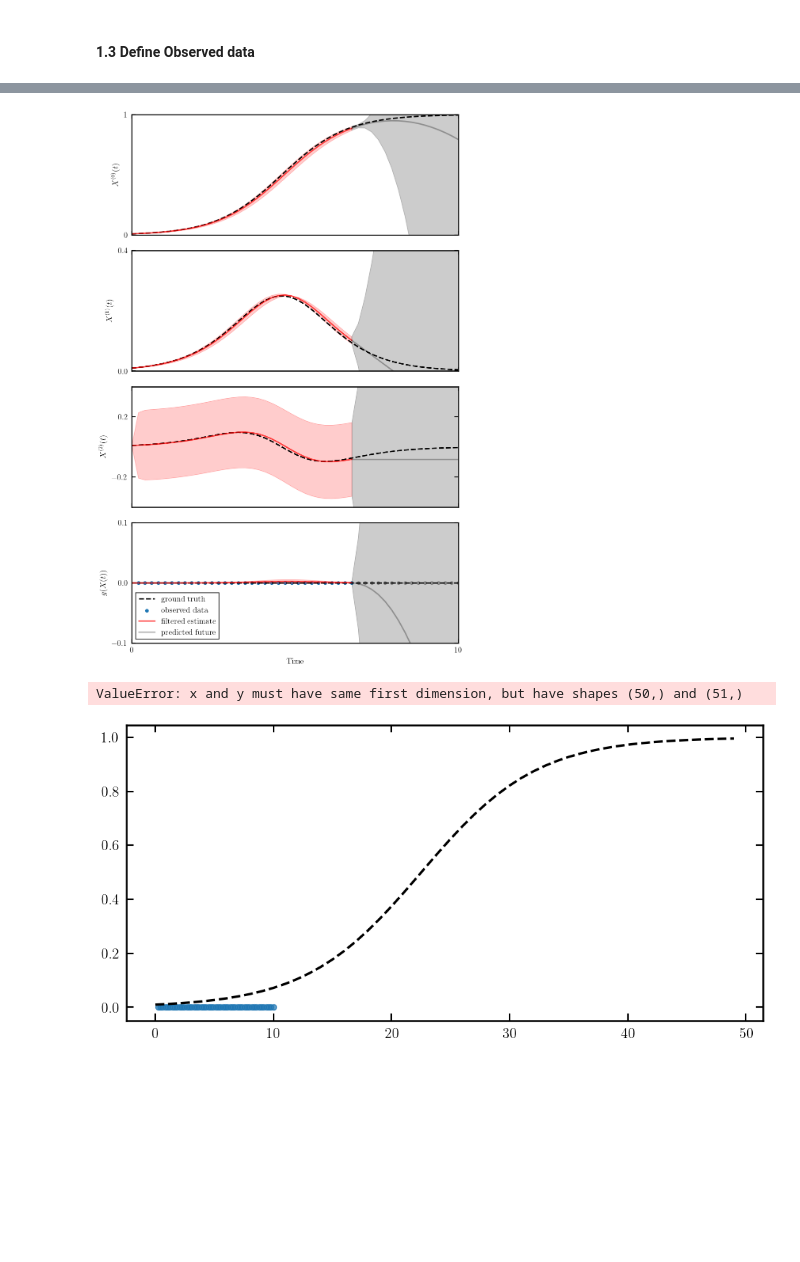
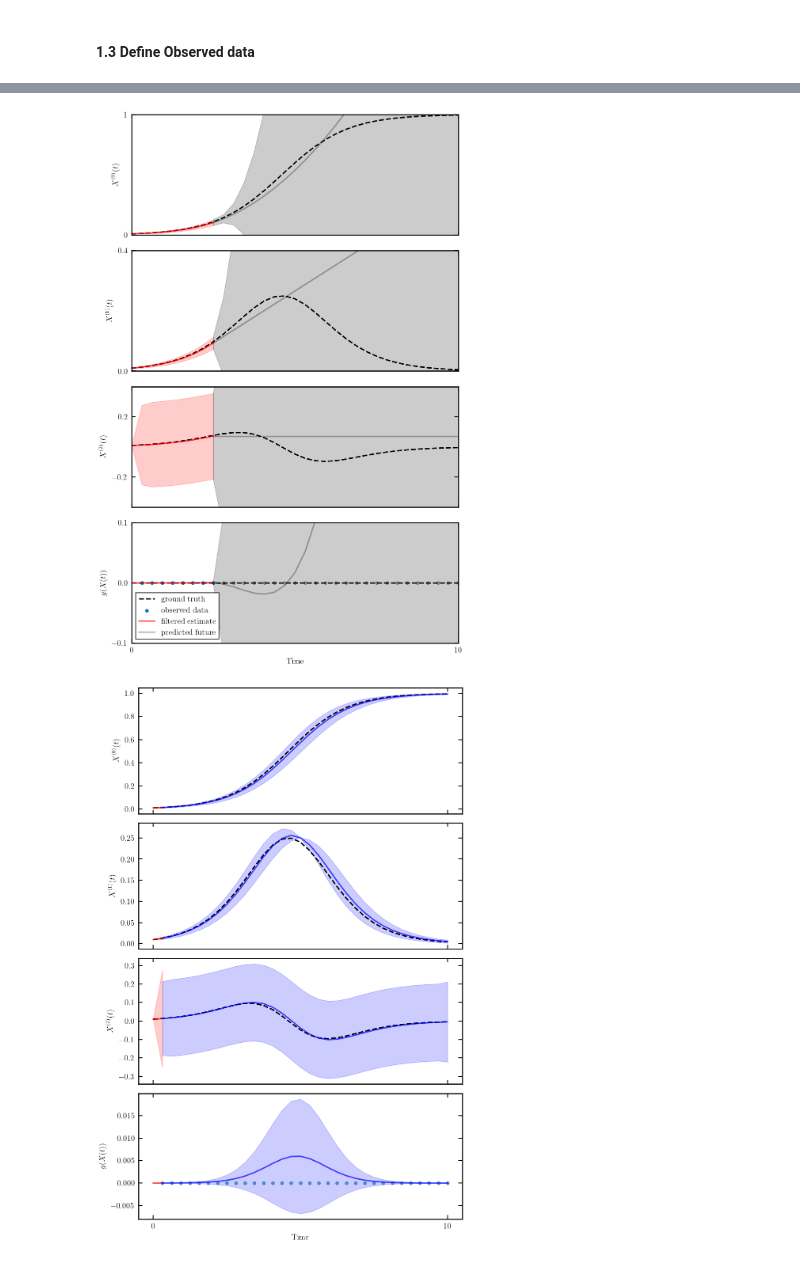
Before and after one commit to paufisch/ode_filters, a Jupyter notebook: diffeq_playground.ipynb, the cells around one changed output, grey strips where cells are left out. Drawn from its saved outputs; the diff is of its cells as text; code cells hidden in the pictures; blank space fills up the shorter version.

Commit message:
added smoothing to logitstic ODE example

```diff
--- a/diffeq_playground.ipynb
+++ b/diffeq_playground.ipynb
@@ -98,7 +96,7 @@ x_prime_exact = lambda t: (1 / 0.01 - 1) * np.exp(-t) / (1 + (1 / 0.01 - 1) * np
 x_prime_prime_exact = lambda t: x_exact(t)*(1-x_exact(t))*(1-2*x_exact(t))
 
 t0, t1 = 0.0, 10.0
-N = 50
+N = 33
 ts = np.linspace(t0, t1, num=N, endpoint=True)
 t = np.linspace(t0, t1, 100, endpoint=True) #for visualization purpose exact solution
 h = (t1 - t0) / N
@@ -279,12 +277,12 @@ plot_kalman_filter(step, ts, m_projected, P_projected, m_future_projected, P_fut
 #function that plots the full ODE-Filter output!
 # %%
 plt = plot_kalman_filter_subplots(
-    33, ts, N, mu_0, Sigma_0, A_h, Q_h, R_h, z_sequence,
+    8, ts, N, mu_0, Sigma_0, A_h, Q_h, R_h, z_sequence,
     g, jacobian_g, [x_exact, x_prime_exact, x_prime_prime_exact],
     savefig=False, img_path="logistic_imgs"
 )
 # %% [output]
-[figure, old version]
+[figure, new version]
 # %%
 for i in tqdm(range(N)):
     plot_kalman_filter_subplots(
@@ -300,12 +298,10 @@ for i in tqdm(range(N)):
     mu_0, Sigma_0, A_h, Q_h, R_h, z_sequence, g, jacobian_g, projection_index=0
 )
 # %%
-plot_smoothed_estimate(
-    N, ts, x_exact(ts), z_sequence[1:],
-    m_proj, P_proj,
-    m_smooth_proj, P_smooth_proj,
-    x_lim=[0, 100], y_lim=[-5, 1], savefig=False
+fig, axs = plot_smoothed_estimate_subplots(
+    1, ts, m_seq, P_seq, m_smooth, P_smooth,
+    exact_solutions=[x_exact, x_prime_exact, x_prime_prime_exact],
+    g=g, jacobian_g=jacobian_g, z_sequence=z_sequence[1:], savefig=False
 )
 # %% [output]
-ValueError: x and y must have same first dimension, but have shapes (50,) and (51,)
-[figure, old version]
+[figure, new version]
```
Also changed, not shown: parts of 9 cells of this notebook, 1 other file.
